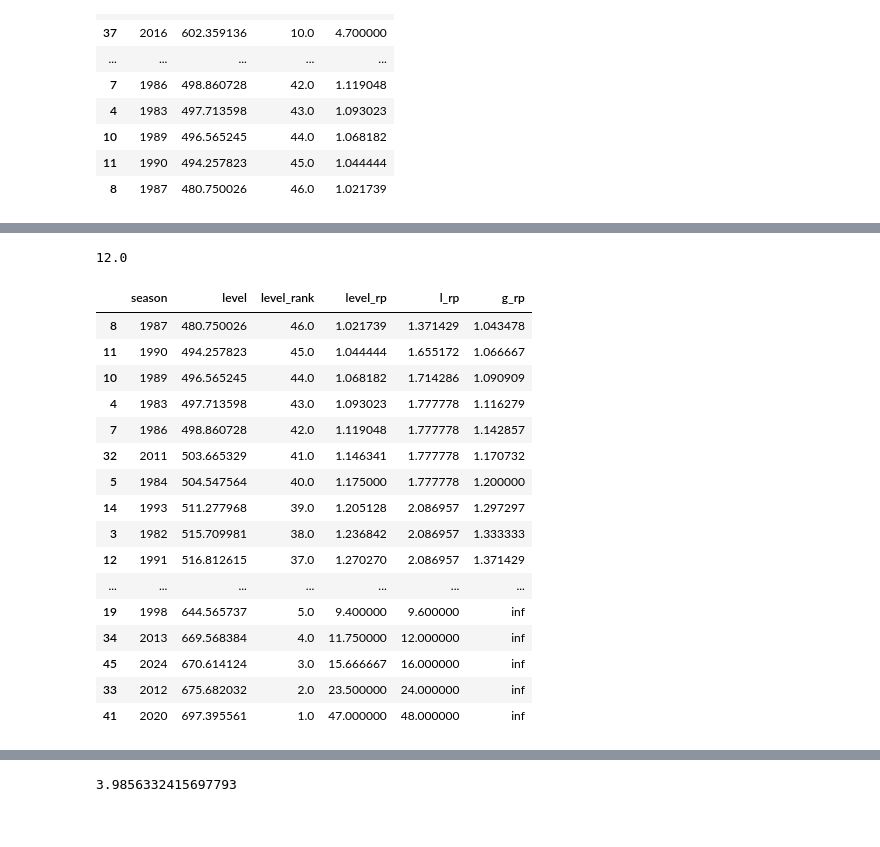
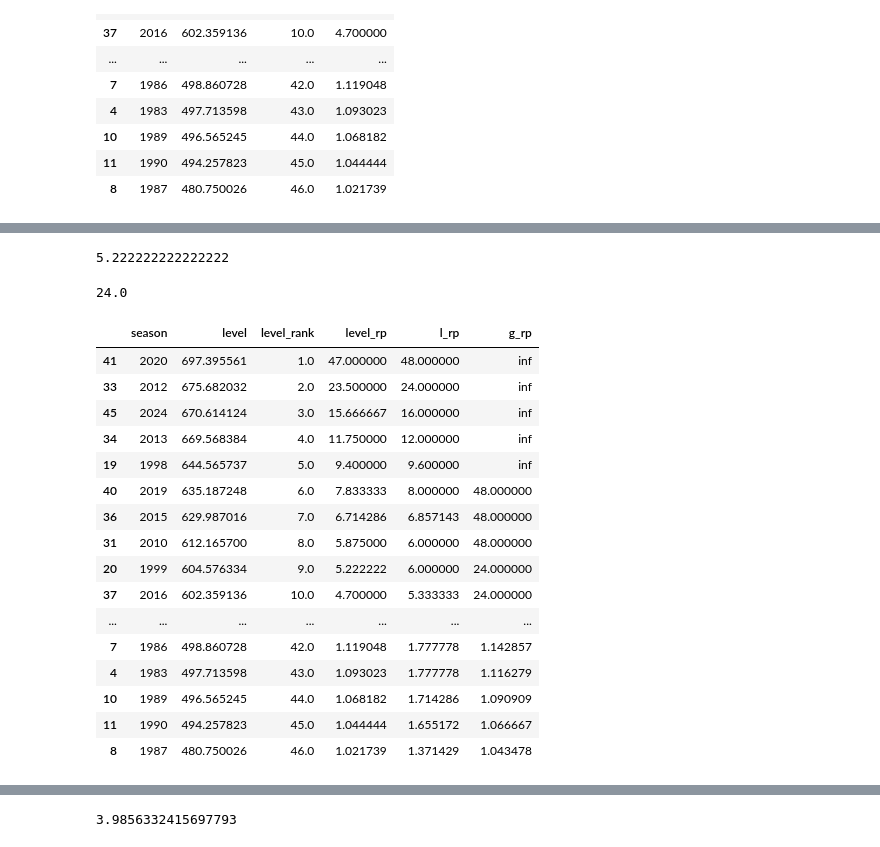
Before and after one commit to OCHA-DAP/pa-aa-ner-flooding, a Jupyter notebook: exploration/2025/niamey_level.ipynb, the cells around one changed output, grey strips where cells are left out. Cells and saved outputs as stored; diff of their text form; code cells hidden in the pictures.

```diff
--- a/exploration/2025/niamey_level.ipynb
+++ b/exploration/2025/niamey_level.ipynb
@@ -192,7 +176,7 @@ df_peaks.sort_values("level_rank")
 | 11 | 1990 | 494.257823 | 45.0 | 1.044444 |
 | 8 | 1987 | 480.750026 | 46.0 | 1.021739 |
 # %%
-thresh = 600
+thresh = 604
 # %%
 total_years = df_recent["time"].dt.year.nunique()
 # %%
@@ -204,9 +190,13 @@ total_years = df_recent["time"].dt.year.nunique()
+# %%
+(46 + 1) / 9
+# %% [output]
+5.222222222222222
 # %%
 (total_years + 1) / df_recent[
     (df_recent["level"] >= thresh) & (df_recent["flood_type"] == "g")
 ]["season"].nunique()
 # %% [output]
-12.0
+24.0
 # %%
 def get_flood_type_rp(thresh, flood_type):
     trig_years = df_recent[
@@ -223,22 +213,22 @@ df_peaks["g_rp"] = df_peaks["level"].apply(get_flood_type_rp, flood_type="g")
 # %%
 df_peaks = df_peaks.sort_values("level_rp")
 # %%
-df_peaks
+df_peaks.sort_values("level_rank")
 # %% [output]
 |  | season | level | level_rank | level_rp | l_rp | g_rp |
+| 41 | 2020 | 697.395561 | 1.0 | 47.000000 | 48.000000 | inf |
+| 33 | 2012 | 675.682032 | 2.0 | 23.500000 | 24.000000 | inf |
+| 45 | 2024 | 670.614124 | 3.0 | 15.666667 | 16.000000 | inf |
+| 34 | 2013 | 669.568384 | 4.0 | 11.750000 | 12.000000 | inf |
+| 19 | 1998 | 644.565737 | 5.0 | 9.400000 | 9.600000 | inf |
+| 40 | 2019 | 635.187248 | 6.0 | 7.833333 | 8.000000 | 48.000000 |
+| 36 | 2015 | 629.987016 | 7.0 | 6.714286 | 6.857143 | 48.000000 |
+| 31 | 2010 | 612.165700 | 8.0 | 5.875000 | 6.000000 | 48.000000 |
+| 20 | 1999 | 604.576334 | 9.0 | 5.222222 | 6.000000 | 24.000000 |
+| 37 | 2016 | 602.359136 | 10.0 | 4.700000 | 5.333333 | 24.000000 |
+| ... | ... | ... | ... | ... | ... | ... |
+| 7 | 1986 | 498.860728 | 42.0 | 1.119048 | 1.777778 | 1.142857 |
+| 4 | 1983 | 497.713598 | 43.0 | 1.093023 | 1.777778 | 1.116279 |
+| 10 | 1989 | 496.565245 | 44.0 | 1.068182 | 1.714286 | 1.090909 |
+| 11 | 1990 | 494.257823 | 45.0 | 1.044444 | 1.655172 | 1.066667 |
 | 8 | 1987 | 480.750026 | 46.0 | 1.021739 | 1.371429 | 1.043478 |
-| 11 | 1990 | 494.257823 | 45.0 | 1.044444 | 1.655172 | 1.066667 |
-| 10 | 1989 | 496.565245 | 44.0 | 1.068182 | 1.714286 | 1.090909 |
-| 4 | 1983 | 497.713598 | 43.0 | 1.093023 | 1.777778 | 1.116279 |
-| 7 | 1986 | 498.860728 | 42.0 | 1.119048 | 1.777778 | 1.142857 |
-| 32 | 2011 | 503.665329 | 41.0 | 1.146341 | 1.777778 | 1.170732 |
-| 5 | 1984 | 504.547564 | 40.0 | 1.175000 | 1.777778 | 1.200000 |
-| 14 | 1993 | 511.277968 | 39.0 | 1.205128 | 2.086957 | 1.297297 |
-| 3 | 1982 | 515.709981 | 38.0 | 1.236842 | 2.086957 | 1.333333 |
-| 12 | 1991 | 516.812615 | 37.0 | 1.270270 | 2.086957 | 1.371429 |
-| ... | ... | ... | ... | ... | ... | ... |
-| 19 | 1998 | 644.565737 | 5.0 | 9.400000 | 9.600000 | inf |
-| 34 | 2013 | 669.568384 | 4.0 | 11.750000 | 12.000000 | inf |
-| 45 | 2024 | 670.614124 | 3.0 | 15.666667 | 16.000000 | inf |
-| 33 | 2012 | 675.682032 | 2.0 | 23.500000 | 24.000000 | inf |
-| 41 | 2020 | 697.395561 | 1.0 | 47.000000 | 48.000000 | inf |
```
Also changed, not shown: parts of 61 cells of this notebook, 15 other files.
